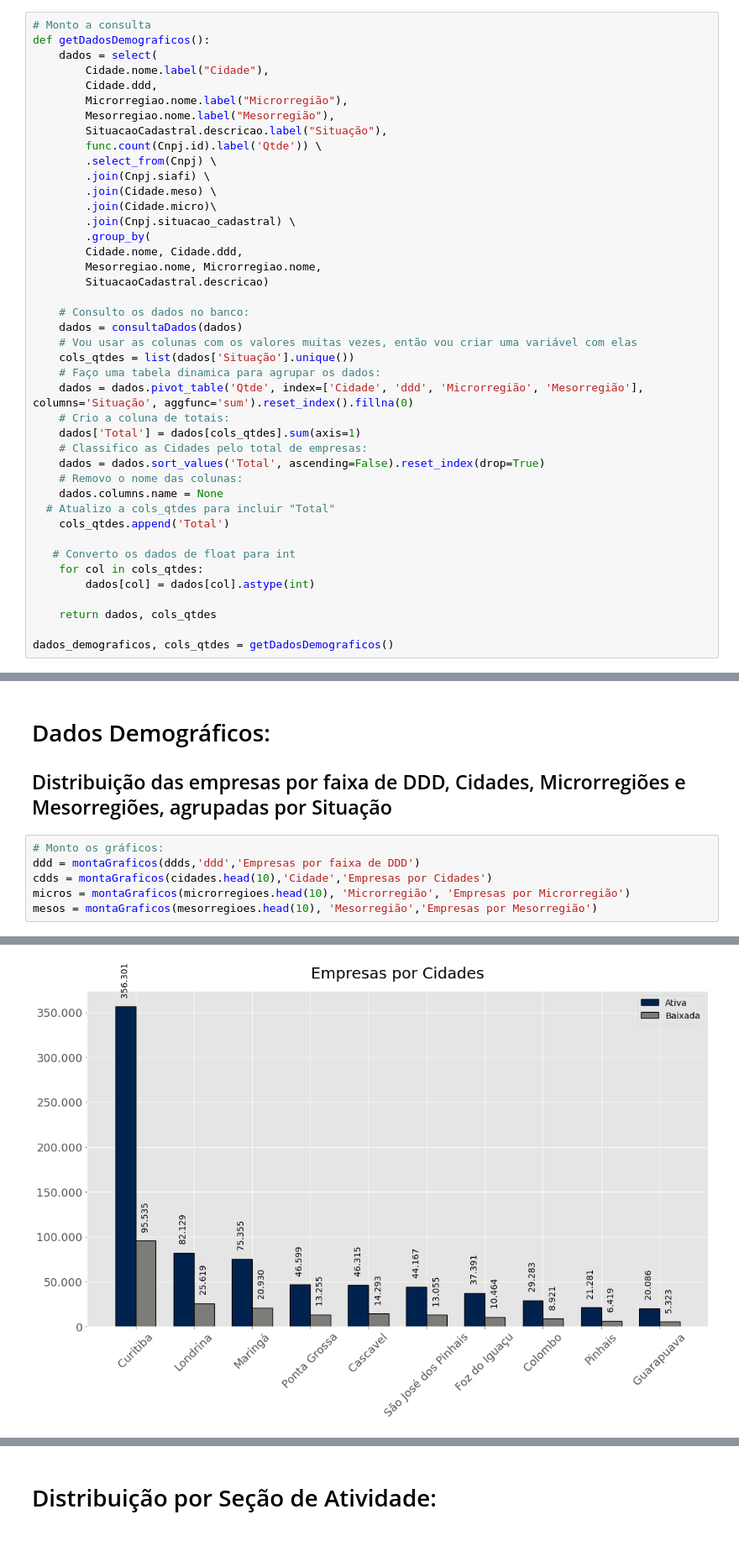
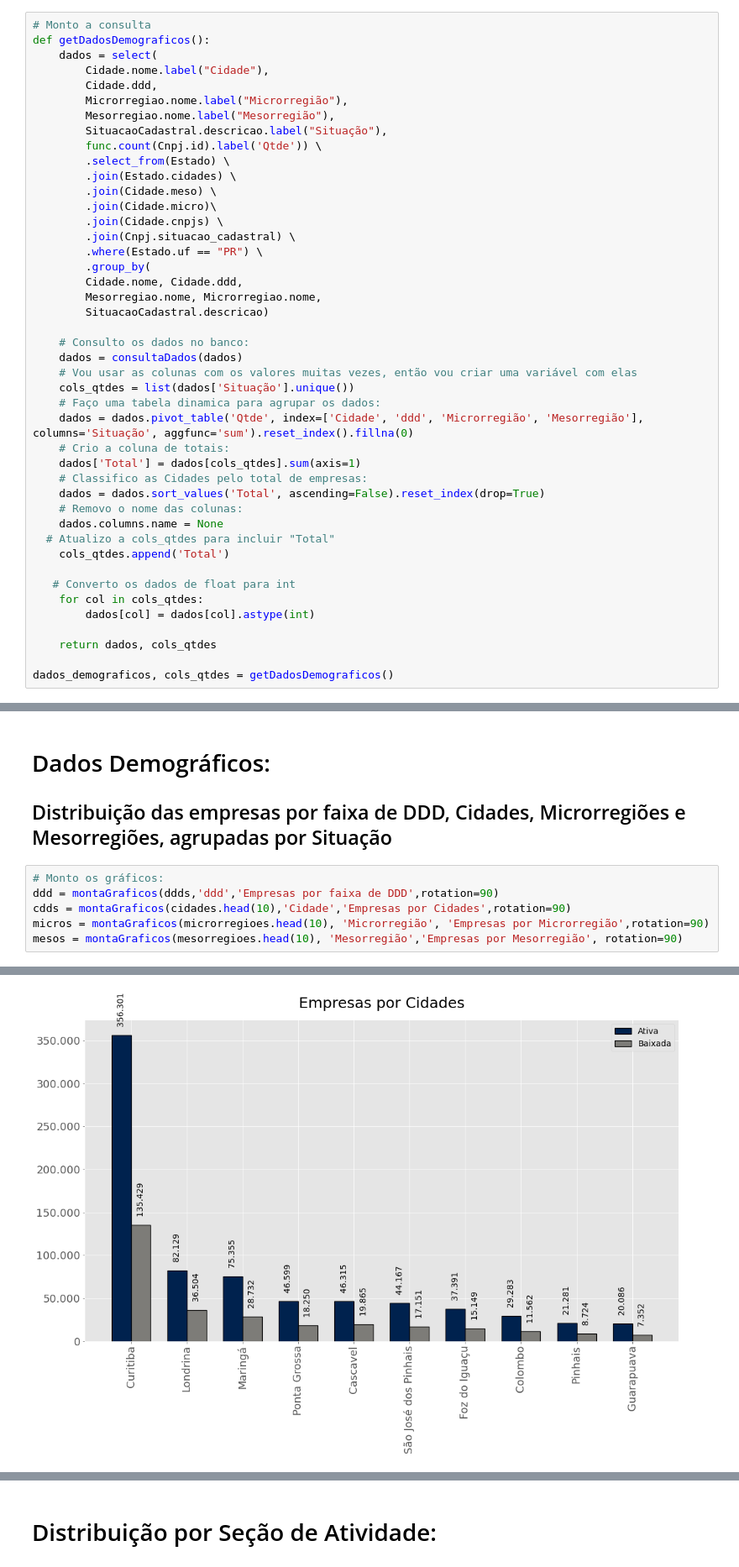
Before and after one commit to pedrounes1/fastapi_cnpj, a Jupyter notebook: app/Análise.ipynb, the cells around one changed output, grey strips where cells are left out. Shown at 84% size. Cells and saved outputs as stored; diff of their text form; blank space fills up the shorter version.

Commit message:
Continuação da análise dos CNPJs do Paraná

```diff
--- a/app/Análise.ipynb
+++ b/app/Análise.ipynb
@@ -65,11 +65,13 @@ def getDadosDemograficos():
         Mesorregiao.nome.label("Mesorregião"),
         SituacaoCadastral.descricao.label("Situação"),
         func.count(Cnpj.id).label('Qtde')) \
-        .select_from(Cnpj) \
-        .join(Cnpj.siafi) \
+        .select_from(Estado) \
+        .join(Estado.cidades) \
         .join(Cidade.meso) \
         .join(Cidade.micro)\
+        .join(Cidade.cnpjs) \
         .join(Cnpj.situacao_cadastral) \
+        .where(Estado.uf == "PR") \
         .group_by(
         Cidade.nome, Cidade.ddd,
         Mesorregiao.nome, Microrregiao.nome,
@@ -116,8 +118,8 @@ plt.rcParams["font.size"] = 18
 ## Distribuição das empresas por faixa de DDD, Cidades, Microrregiões e Mesorregiões, agrupadas por Situação
 # %%
 # Monto os gráficos:
-ddd = montaGraficos(ddds,'ddd','Empresas por faixa de DDD')
-cdds = montaGraficos(cidades.head(10),'Cidade','Empresas por Cidades')
-micros = montaGraficos(microrregioes.head(10), 'Microrregião', 'Empresas por Microrregião')
-mesos = montaGraficos(mesorregioes.head(10), 'Mesorregião','Empresas por Mesorregião')
+ddd = montaGraficos(ddds,'ddd','Empresas por faixa de DDD',rotation=90)
+cdds = montaGraficos(cidades.head(10),'Cidade','Empresas por Cidades',rotation=90)
+micros = montaGraficos(microrregioes.head(10), 'Microrregião', 'Empresas por Microrregião',rotation=90)
+mesos = montaGraficos(mesorregioes.head(10), 'Mesorregião','Empresas por Mesorregião', rotation=90)
 # %% [output]
@@ -125 +127 @@ mesos = montaGraficos(mesorregioes.head(10), 'Mesorregião','Empresas por Mesorr
-[figure, old version]
+[figure, new version]
```
Also changed, not shown: parts of 10 cells of this notebook.
